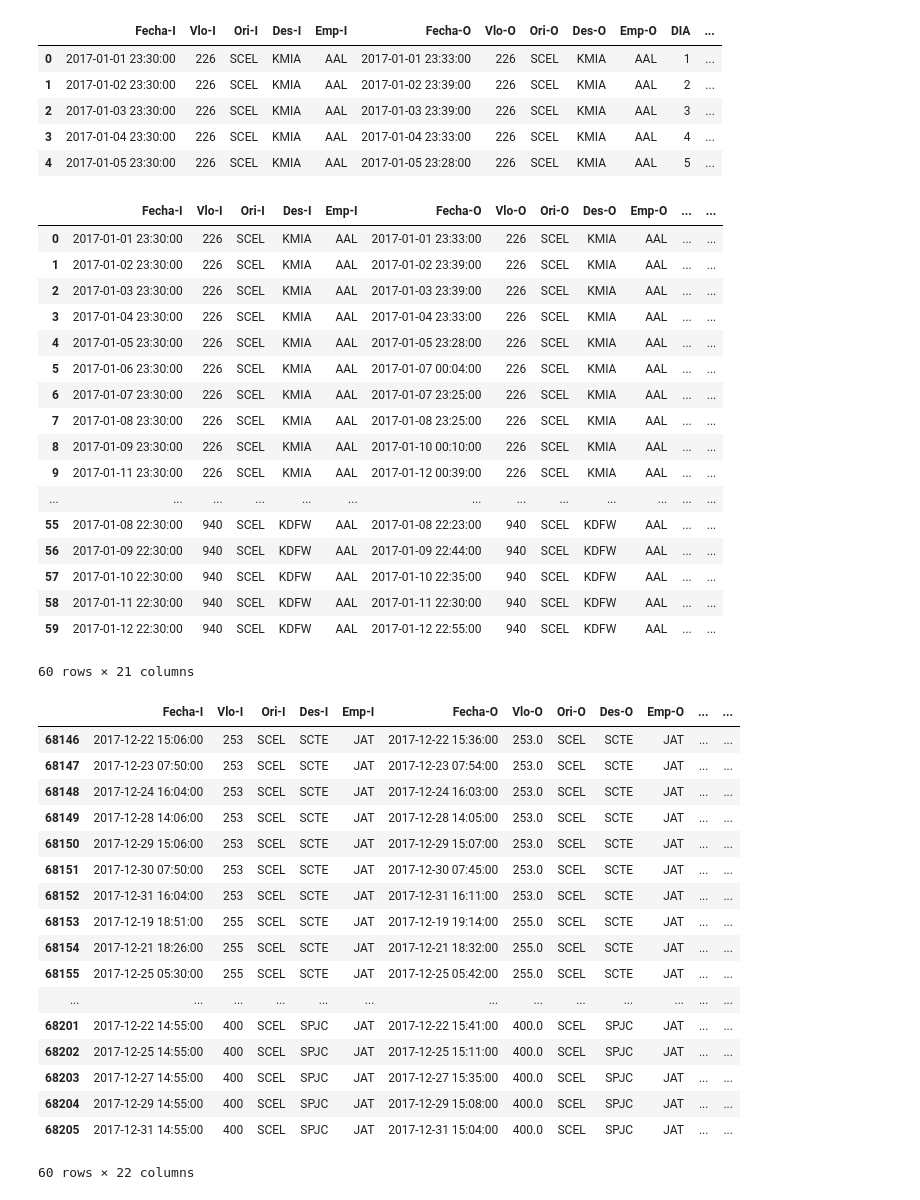
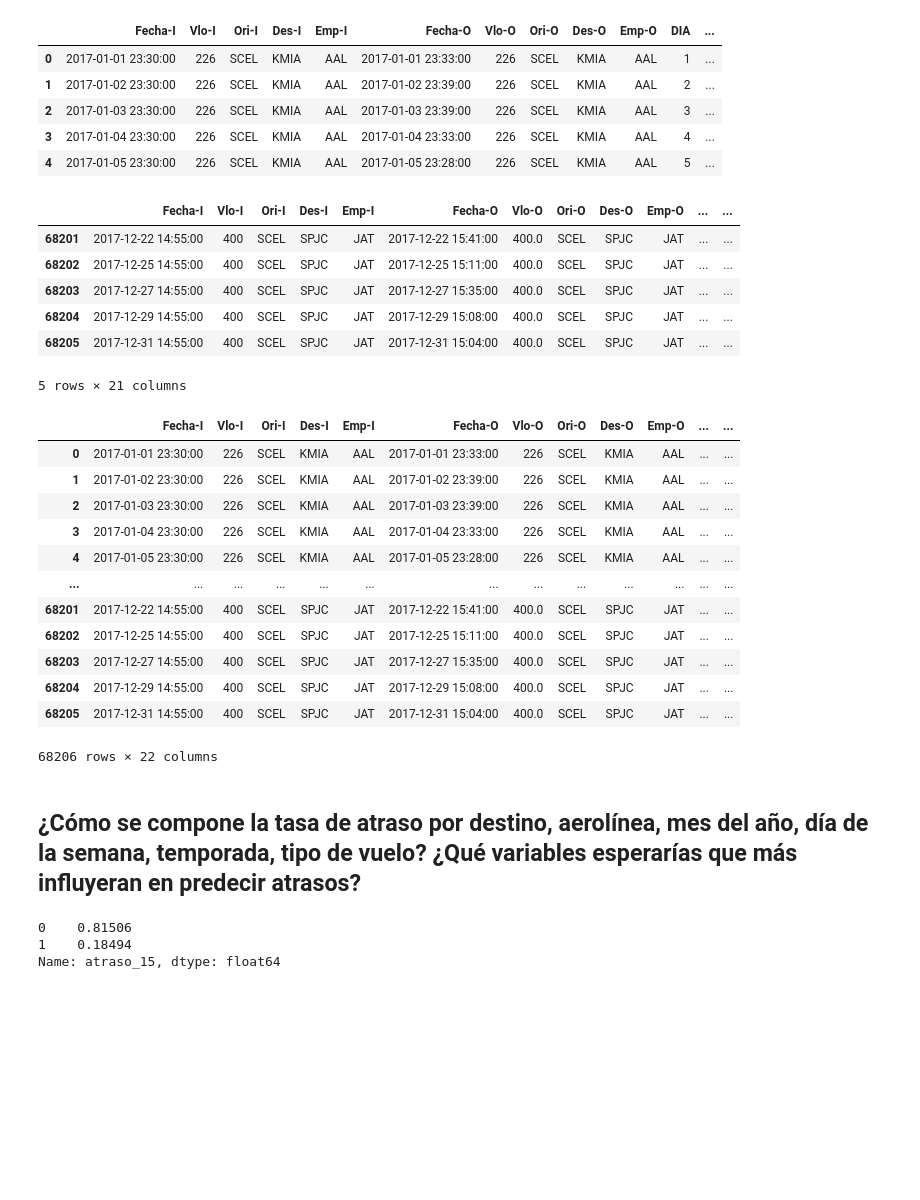
Before and after one commit to juliom86/Challenge-Data-Scientist-Latam, a Jupyter notebook: Soluciones.ipynb, the cells around one changed output. Saved outputs shown, nothing was run; the diff lists cells and outputs as text; code cells hidden in the pictures; blank space fills up the shorter version.

Commit message:
variable analysis with no plot

```diff
--- a/Soluciones.ipynb
+++ b/Soluciones.ipynb
@@ -179,12 +179,12 @@ df.head()
 # temporada_alta : 1 si Fecha-I está entre 15-Dic y 3-Mar, o 15-Jul y 31-Jul, o 11-Sep y 30-Sep, 0 si no.
 
 def temporada(x):
-    x = pd.to_datetime(x, format = '%d-%m').strftime('%d-%m')
-    if (x>='15-12') and (x <= '03-03'):
+    x = pd.to_datetime(x, format = '%Y-%m-%d %H:%M:%S').strftime('%Y-%m-%d')
+    if (x>='2017-12-15') or (x <= '2017-03-03'):
         return 1
-    if (x>='15-07') and (x <= '31-07'):
+    if (x>='2017-07-15') and (x <= '2017-07-31'):
         return 1
-    if (x>='11-09') and (x <= '30-09'):
+    if (x>='2017-09-11') and (x <= '2017-09-30'):
         return 1
     else:
         return 0
@@ -194,26 +194,15 @@ df['temporada_alta'] = df['Fecha-I'].apply(temporada)
 
 #df['Fecha-I']= pd.to_datetime(df['Fecha-I'], format = '%d-%m').dt.strftime('%d-%m')
 # %%
-df.head(60)
+df.tail()
 # %% [output]
 |  | Fecha-I | Vlo-I | Ori-I | Des-I | Emp-I | Fecha-O | Vlo-O | Ori-O | Des-O | Emp-O | ... | ... |
-| 0 | 2017-01-01 23:30:00 | 226 | SCEL | KMIA | AAL | 2017-01-01 23:33:00 | 226 | SCEL | KMIA | AAL | ... | ... |
-| 1 | 2017-01-02 23:30:00 | 226 | SCEL | KMIA | AAL | 2017-01-02 23:39:00 | 226 | SCEL | KMIA | AAL | ... | ... |
-| 2 | 2017-01-03 23:30:00 | 226 | SCEL | KMIA | AAL | 2017-01-03 23:39:00 | 226 | SCEL | KMIA | AAL | ... | ... |
-| 3 | 2017-01-04 23:30:00 | 226 | SCEL | KMIA | AAL | 2017-01-04 23:33:00 | 226 | SCEL | KMIA | AAL | ... | ... |
-| 4 | 2017-01-05 23:30:00 | 226 | SCEL | KMIA | AAL | 2017-01-05 23:28:00 | 226 | SCEL | KMIA | AAL | ... | ... |
-| 5 | 2017-01-06 23:30:00 | 226 | SCEL | KMIA | AAL | 2017-01-07 00:04:00 | 226 | SCEL | KMIA | AAL | ... | ... |
-| 6 | 2017-01-07 23:30:00 | 226 | SCEL | KMIA | AAL | 2017-01-07 23:25:00 | 226 | SCEL | KMIA | AAL | ... | ... |
-| 7 | 2017-01-08 23:30:00 | 226 | SCEL | KMIA | AAL | 2017-01-08 23:25:00 | 226 | SCEL | KMIA | AAL | ... | ... |
-| 8 | 2017-01-09 23:30:00 | 226 | SCEL | KMIA | AAL | 2017-01-10 00:10:00 | 226 | SCEL | KMIA | AAL | ... | ... |
-| 9 | 2017-01-11 23:30:00 | 226 | SCEL | KMIA | AAL | 2017-01-12 00:39:00 | 226 | SCEL | KMIA | AAL | ... | ... |
-| ... | ... | ... | ... | ... | ... | ... | ... | ... | ... | ... | ... | ... |
-| 55 | 2017-01-08 22:30:00 | 940 | SCEL | KDFW | AAL | 2017-01-08 22:23:00 | 940 | SCEL | KDFW | AAL | ... | ... |
-| 56 | 2017-01-09 22:30:00 | 940 | SCEL | KDFW | AAL | 2017-01-09 22:44:00 | 940 | SCEL | KDFW | AAL | ... | ... |
-| 57 | 2017-01-10 22:30:00 | 940 | SCEL | KDFW | AAL | 2017-01-10 22:35:00 | 940 | SCEL | KDFW | AAL | ... | ... |
-| 58 | 2017-01-11 22:30:00 | 940 | SCEL | KDFW | AAL | 2017-01-11 22:30:00 | 940 | SCEL | KDFW | AAL | ... | ... |
-| 59 | 2017-01-12 22:30:00 | 940 | SCEL | KDFW | AAL | 2017-01-12 22:55:00 | 940 | SCEL | KDFW | AAL | ... | ... |
+| 68201 | 2017-12-22 14:55:00 | 400 | SCEL | SPJC | JAT | 2017-12-22 15:41:00 | 400.0 | SCEL | SPJC | JAT | ... | ... |
+| 68202 | 2017-12-25 14:55:00 | 400 | SCEL | SPJC | JAT | 2017-12-25 15:11:00 | 400.0 | SCEL | SPJC | JAT | ... | ... |
+| 68203 | 2017-12-27 14:55:00 | 400 | SCEL | SPJC | JAT | 2017-12-27 15:35:00 | 400.0 | SCEL | SPJC | JAT | ... | ... |
+| 68204 | 2017-12-29 14:55:00 | 400 | SCEL | SPJC | JAT | 2017-12-29 15:08:00 | 400.0 | SCEL | SPJC | JAT | ... | ... |
+| 68205 | 2017-12-31 14:55:00 | 400 | SCEL | SPJC | JAT | 2017-12-31 15:04:00 | 400.0 | SCEL | SPJC | JAT | ... | ... |
-60 rows × 21 columns
+5 rows × 21 columns
 # %%
 #periodo_dia : mañana (entre 5:00 y 11:59), tarde (entre 12:00 y 18:59) y noche (entre 19:00 y 4:59), en base a Fecha-I
 def periodos(x):
@@ -227,23 +216,18 @@ def periodos(x):
 # %%
 df['periodo_dia'] = df['Fecha-I'].apply(periodos)
 # %%
-df.tail(60)
+df #cambiar tipo de vuelo a variable numerica
 # %% [output]
 |  | Fecha-I | Vlo-I | Ori-I | Des-I | Emp-I | Fecha-O | Vlo-O | Ori-O | Des-O | Emp-O | ... | ... |
-| 68146 | 2017-12-22 15:06:00 | 253 | SCEL | SCTE | JAT | 2017-12-22 15:36:00 | 253.0 | SCEL | SCTE | JAT | ... | ... |
-| 68147 | 2017-12-23 07:50:00 | 253 | SCEL | SCTE | JAT | 2017-12-23 07:54:00 | 253.0 | SCEL | SCTE | JAT | ... | ... |
-| 68148 | 2017-12-24 16:04:00 | 253 | SCEL | SCTE | JAT | 2017-12-24 16:03:00 | 253.0 | SCEL | SCTE | JAT | ... | ... |
-| 68149 | 2017-12-28 14:06:00 | 253 | SCEL | SCTE | JAT | 2017-12-28 14:05:00 | 253.0 | SCEL | SCTE | JAT | ... | ... |
-| 68150 | 2017-12-29 15:06:00 | 253 | SCEL | SCTE | JAT | 2017-12-29 15:07:00 | 253.0 | SCEL | SCTE | JAT | ... | ... |
-| 68151 | 2017-12-30 07:50:00 | 253 | SCEL | SCTE | JAT | 2017-12-30 07:45:00 | 253.0 | SCEL | SCTE | JAT | ... | ... |
-| 68152 | 2017-12-31 16:04:00 | 253 | SCEL | SCTE | JAT | 2017-12-31 16:11:00 | 253.0 | SCEL | SCTE | JAT | ... | ... |
-| 68153 | 2017-12-19 18:51:00 | 255 | SCEL | SCTE | JAT | 2017-12-19 19:14:00 | 255.0 | SCEL | SCTE | JAT | ... | ... |
-| 68154 | 2017-12-21 18:26:00 | 255 | SCEL | SCTE | JAT | 2017-12-21 18:32:00 | 255.0 | SCEL | SCTE | JAT | ... | ... |
-| 68155 | 2017-12-25 05:30:00 | 255 | SCEL | SCTE | JAT | 2017-12-25 05:42:00 | 255.0 | SCEL | SCTE | JAT | ... | ... |
+| 0 | 2017-01-01 23:30:00 | 226 | SCEL | KMIA | AAL | 2017-01-01 23:33:00 | 226 | SCEL | KMIA | AAL | ... | ... |
+| 1 | 2017-01-02 23:30:00 | 226 | SCEL | KMIA | AAL | 2017-01-02 23:39:00 | 226 | SCEL | KMIA | AAL | ... | ... |
+| 2 | 2017-01-03 23:30:00 | 226 | SCEL | KMIA | AAL | 2017-01-03 23:39:00 | 226 | SCEL | KMIA | AAL | ... | ... |
+| 3 | 2017-01-04 23:30:00 | 226 | SCEL | KMIA | AAL | 2017-01-04 23:33:00 | 226 | SCEL | KMIA | AAL | ... | ... |
+| 4 | 2017-01-05 23:30:00 | 226 | SCEL | KMIA | AAL | 2017-01-05 23:28:00 | 226 | SCEL | KMIA | AAL | ... | ... |
 | ... | ... | ... | ... | ... | ... | ... | ... | ... | ... | ... | ... | ... |
 | 68201 | 2017-12-22 14:55:00 | 400 | SCEL | SPJC | JAT | 2017-12-22 15:41:00 | 400.0 | SCEL | SPJC | JAT | ... | ... |
 | 68202 | 2017-12-25 14:55:00 | 400 | SCEL | SPJC | JAT | 2017-12-25 15:11:00 | 400.0 | SCEL | SPJC | JAT | ... | ... |
 | 68203 | 2017-12-27 14:55:00 | 400 | SCEL | SPJC | JAT | 2017-12-27 15:35:00 | 400.0 | SCEL | SPJC | JAT | ... | ... |
 | 68204 | 2017-12-29 14:55:00 | 400 | SCEL | SPJC | JAT | 2017-12-29 15:08:00 | 400.0 | SCEL | SPJC | JAT | ... | ... |
 | 68205 | 2017-12-31 14:55:00 | 400 | SCEL | SPJC | JAT | 2017-12-31 15:04:00 | 400.0 | SCEL | SPJC | JAT | ... | ... |
-60 rows × 22 columns
+68206 rows × 22 columns
@@ -249,0 +236,8 @@ df.tail(60)
+# %% [markdown]
+## ¿Cómo se compone la tasa de atraso por destino, aerolínea, mes del año, día de la semana, temporada, tipo de vuelo? ¿Qué variables esperarías que más influyeran en predecir atrasos?
+# %%
+df.atraso_15.value_counts(normalize = True)
+# %% [output]
+0    0.81506
+1    0.18494
+Name: atraso_15, dtype: float64
```
Also changed, not shown: parts of 25 cells of this notebook, 1 other file.
